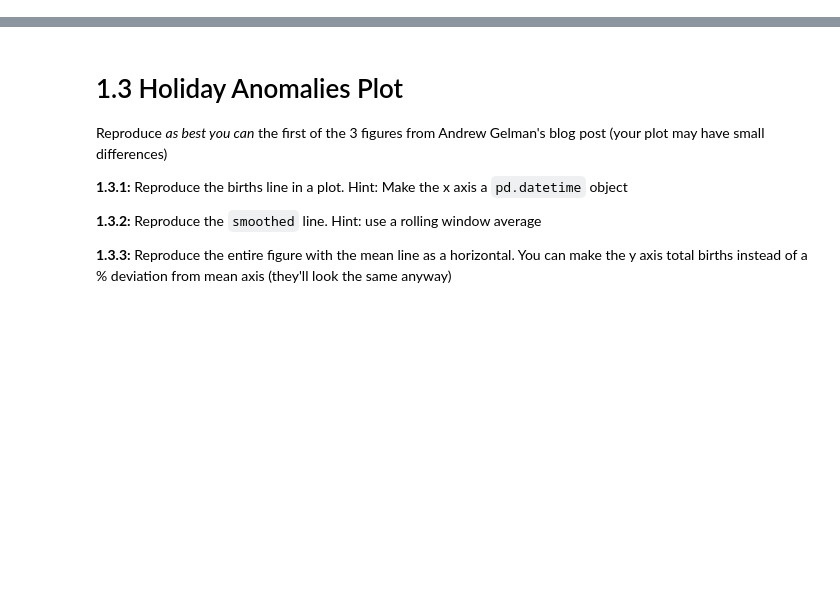
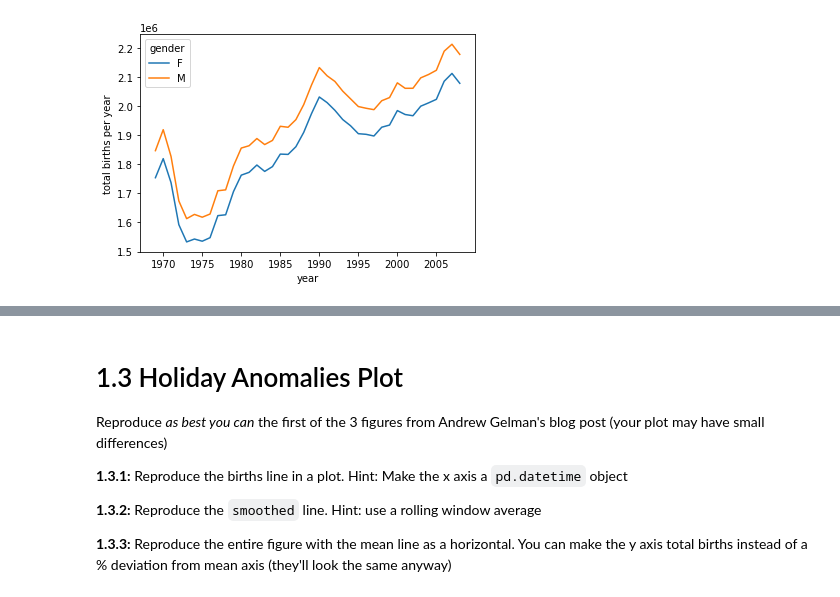
Before and after one commit to cb-ds-1/m2-3-exploration, a Jupyter notebook: workshop.ipynb, the cells around one changed output, grey strips where cells are left out. Saved outputs shown, nothing was run; the diff lists cells and outputs as text; code cells hidden in the pictures; blank space fills up the shorter version.

```diff
--- a/workshop.ipynb
+++ b/workshop.ipynb
@@ -8,6 +14,20 @@ Reproduce the following plot of births by gender over time given the data:
 ![](births_gender.png)
 
 Note the `1e6` on the y axis for scale
+# %%
+df = pd.read_csv('data/births.csv')
+F = df.loc[df.gender == "F"]
+M = df.loc[df.gender == "M"]
+F = F.groupby(['year']).sum()
+M = M.groupby(['year']).sum()
+plt.plot(F.index, F.births, label='F')
+plt.plot(M.index, M.births, label='M')
+plt.legend(title='gender')
+plt.xlabel('year')
+plt.ylabel('total births per year')
+plt.show()
+# %% [output]
+[figure, added]
 # %% [markdown]
 # 1.2 Births anomalies
 
```
Also changed, not shown: parts of 6 cells of this notebook.
